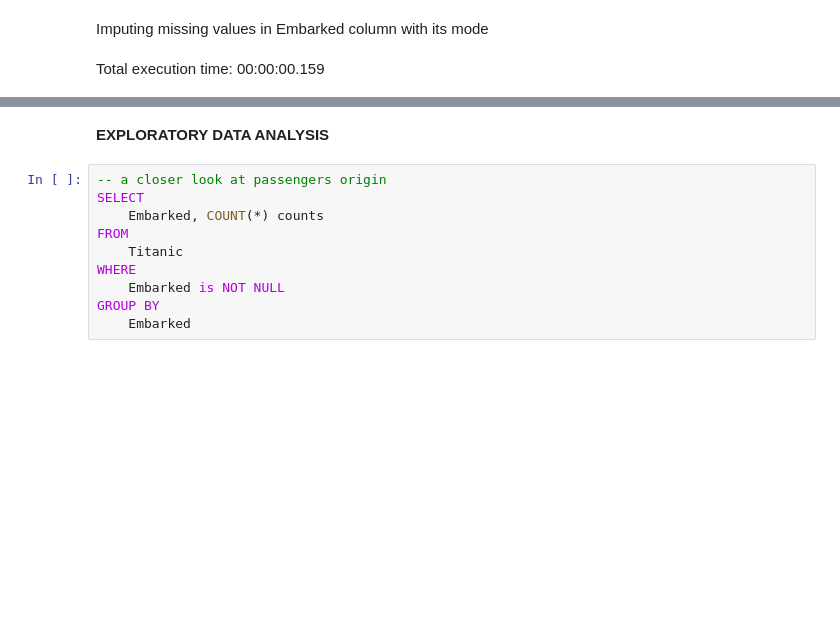
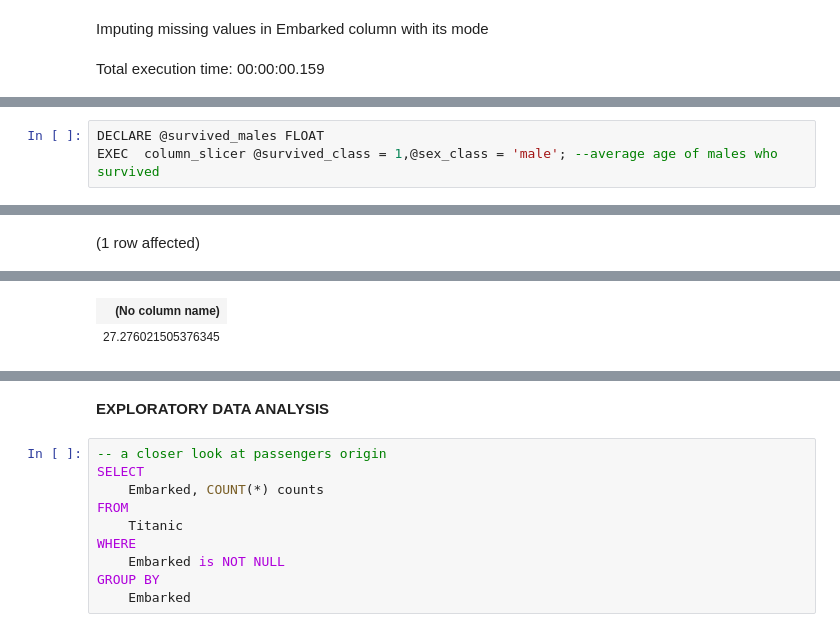
Before and after one commit to mk-armah/Titanic, a Jupyter notebook: titanic_sql.ipynb, the cells around one changed output, grey strips where cells are left out. Drawn from its saved outputs; the diff is of its cells as text; blank space fills up the shorter version.

```diff
--- a/titanic_sql.ipynb
+++ b/titanic_sql.ipynb
@@ -291,0 +328,4 @@ Total execution time: 00:00:00.008
+# %%
+DECLARE @survived_males FLOAT
+EXEC  column_slicer @survived_class = 1,@sex_class = 'male'; --average age of males who survived
+# %% [output]
@@ -291,0 +333 @@ Total execution time: 00:00:00.008
+(1 row affected)
@@ -291,0 +335,2 @@ Total execution time: 00:00:00.008
+| (No column name) |
+| 27.276021505376345 |
```
Also changed, not shown: parts of 8 cells of this notebook.
